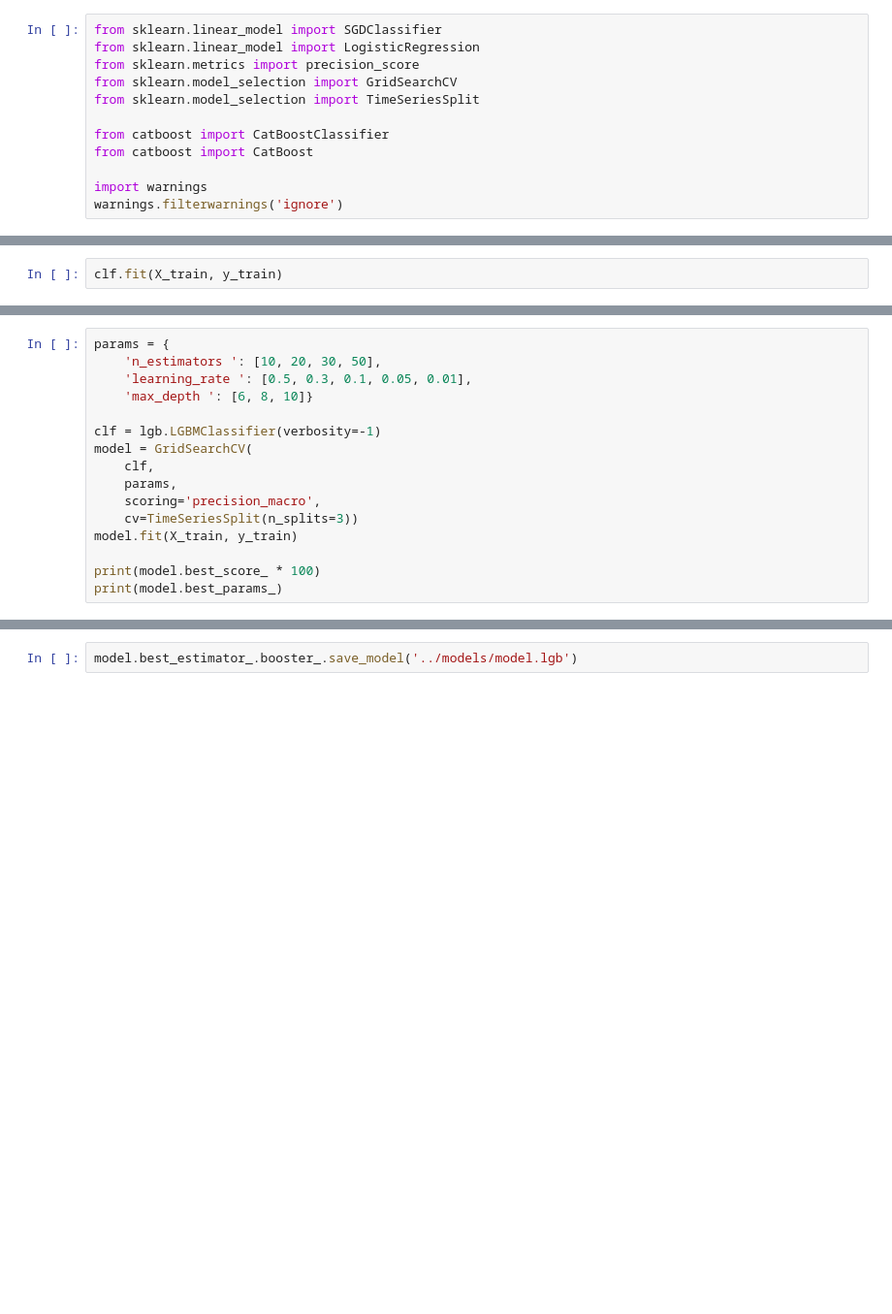
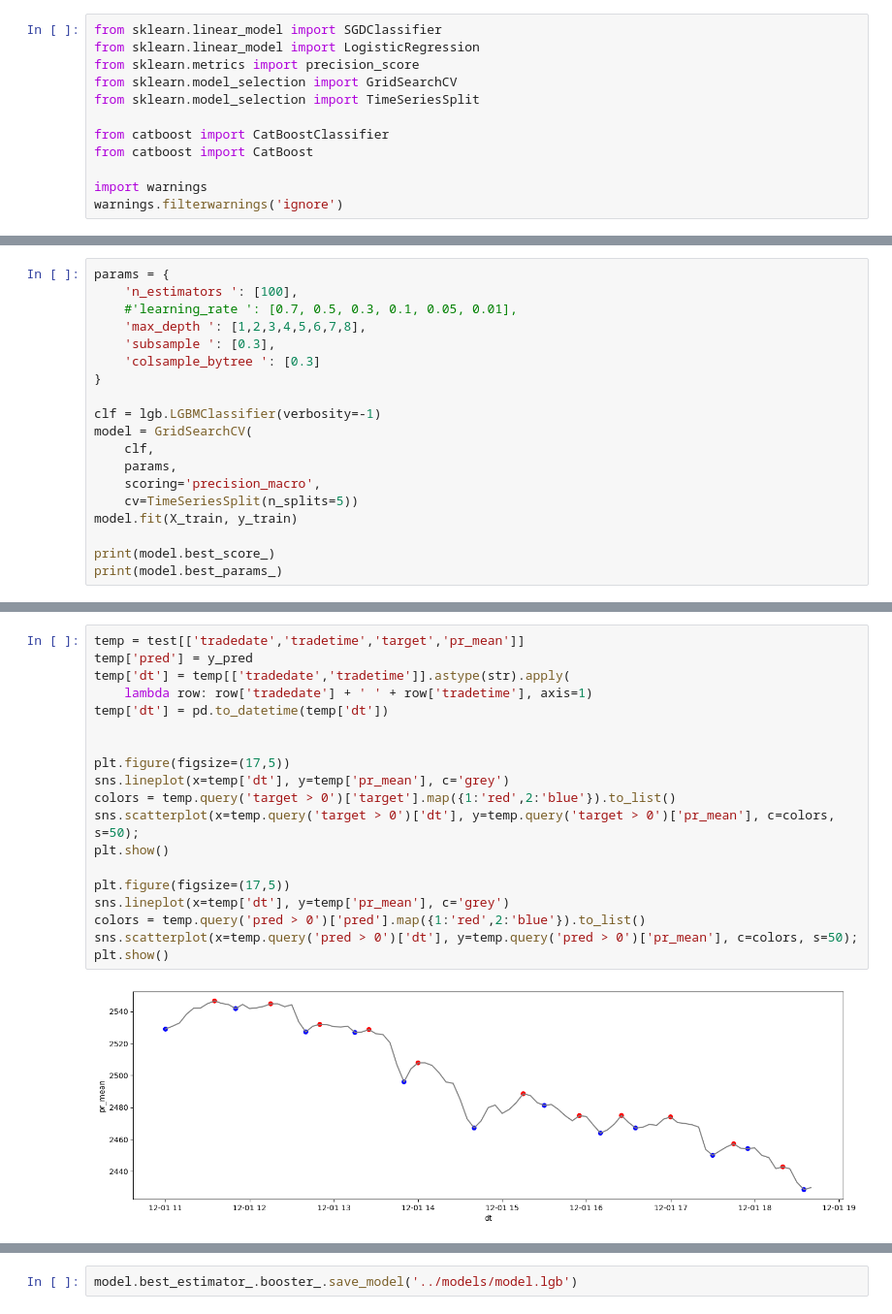
Before and after one commit to slivka83/algopack_simple_bot, a Jupyter notebook: notebooks/Model.ipynb, the cells around one changed output, grey strips where cells are left out. Shown at 97% size. Saved outputs shown, nothing was run; the diff lists cells and outputs as text; blank space fills up the shorter version.

```diff
--- a/notebooks/Model.ipynb
+++ b/notebooks/Model.ipynb
@@ -344,2 +296,0 @@ clf = lgb.LGBMClassifier()
-# %%
-clf.fit(X_train, y_train)
@@ -366,17 +297,20 @@ y_pred.sum()
 # %%
 params = {
-    'n_estimators ': [10, 20, 30, 50],
-    'learning_rate ': [0.5, 0.3, 0.1, 0.05, 0.01],
-    'max_depth ': [6, 8, 10]}
+    'n_estimators ': [100],
+    #'learning_rate ': [0.7, 0.5, 0.3, 0.1, 0.05, 0.01],
+    'max_depth ': [1,2,3,4,5,6,7,8],
+    'subsample ': [0.3],
+    'colsample_bytree ': [0.3]
+}
 
 clf = lgb.LGBMClassifier(verbosity=-1)
 model = GridSearchCV(
     clf,
     params,
     scoring='precision_macro',
-    cv=TimeSeriesSplit(n_splits=3))
+    cv=TimeSeriesSplit(n_splits=5))
 model.fit(X_train, y_train)
 
-print(model.best_score_ * 100)
+print(model.best_score_)
 print(model.best_params_)
 # %% [output]
@@ -389,0 +333,21 @@ precision_score(y_test, y_pred, average='macro') * 100
+# %%
+temp = test[['tradedate','tradetime','target','pr_mean']]
+temp['pred'] = y_pred
+temp['dt'] = temp[['tradedate','tradetime']].astype(str).apply(
+    lambda row: row['tradedate'] + ' ' + row['tradetime'], axis=1)
+temp['dt'] = pd.to_datetime(temp['dt'])
+
+
+plt.figure(figsize=(17,5))
+sns.lineplot(x=temp['dt'], y=temp['pr_mean'], c='grey')
+colors = temp.query('target > 0')['target'].map({1:'red',2:'blue'}).to_list()
+sns.scatterplot(x=temp.query('target > 0')['dt'], y=temp.query('target > 0')['pr_mean'], c=colors, s=50);
+plt.show()
+
+plt.figure(figsize=(17,5))
+sns.lineplot(x=temp['dt'], y=temp['pr_mean'], c='grey')
+colors = temp.query('pred > 0')['pred'].map({1:'red',2:'blue'}).to_list()
+sns.scatterplot(x=temp.query('pred > 0')['dt'], y=temp.query('pred > 0')['pr_mean'], c=colors, s=50);
+plt.show()
+# %% [output]
+[figure, added]
```
Also changed, not shown: parts of 31 cells of this notebook, 4 other files.
